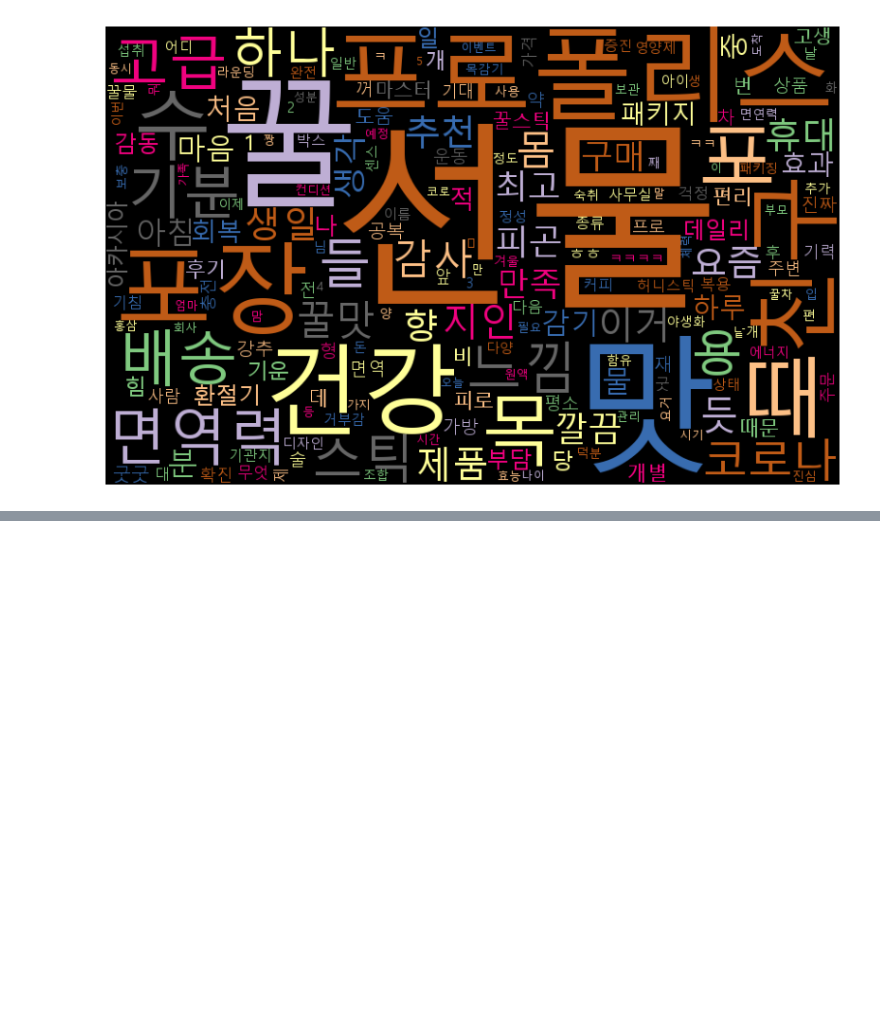
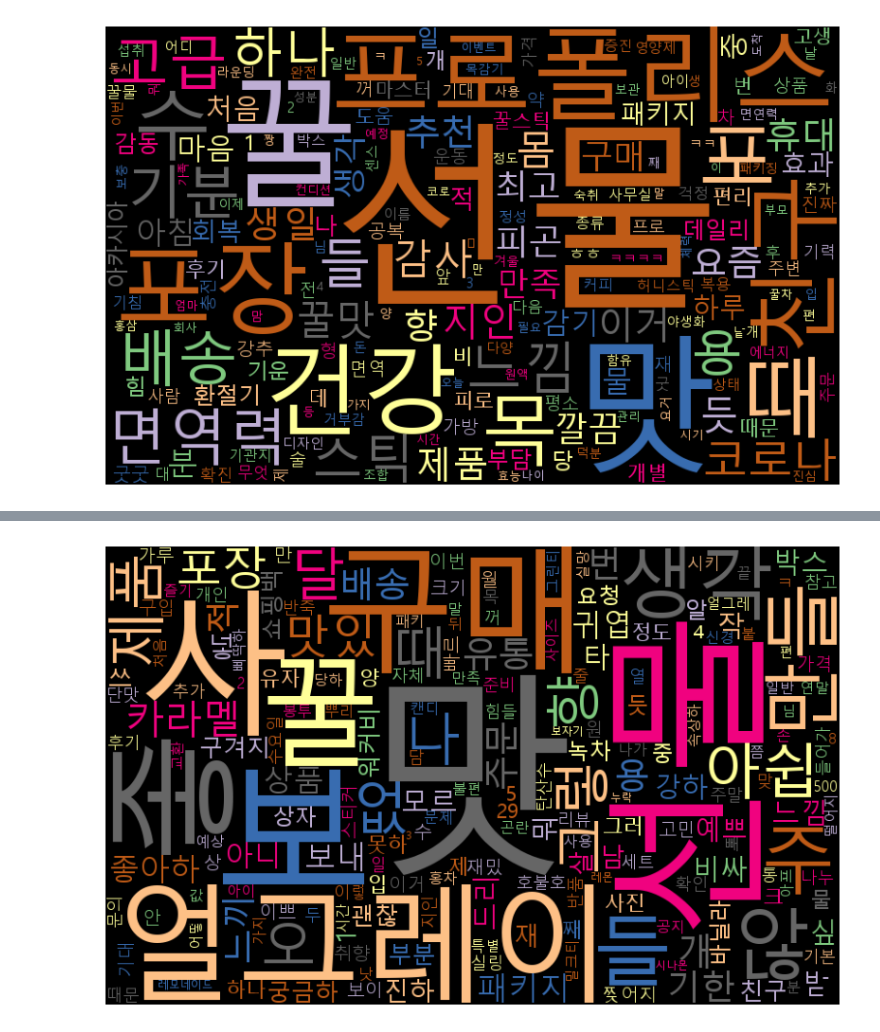
Before and after one commit to eatthecompanyxasac/doeat2023, a Jupyter notebook: KYJ/honey_stick/code/kakao_analysis.ipynb, the cells around one changed output, grey strips where cells are left out. Saved outputs shown, nothing was run; the diff lists cells and outputs as text; code cells hidden in the pictures; blank space fills up the shorter version.

```diff
--- a/KYJ/honey_stick/code/kakao_analysis.ipynb
+++ b/KYJ/honey_stick/code/kakao_analysis.ipynb
@@ -274,0 +259,2 @@ kakao_data['']
+# %%
+workerbee_data = pd.read_csv(r"C:\Users\NT550-048\Desktop\doeat\doeat2023\KYJ\honey_stick\data\workerbee_data_preprocessed.csv", index_col=0)
@@ -274,0 +264,3 @@ kakao_data['']
+# %%
+workerbee_data['token_nouns_bareun'] = workerbee_data['token_nouns_bareun'].apply(lambda x:eval(x))
+workerbee_data['token_verbs_bareun'] = workerbee_data['token_verbs_bareun'].apply(lambda x:eval(x))
@@ -274,0 +269,3 @@ kakao_data['']
+# %%
+workerbee_data.rename(columns={'contents':'ReviewText', 'insertTimestamp':'ReviewTime',
+                               'itemNo':'ProductCode', 'itemName':'ProductName'}, inplace=True)
@@ -274,0 +298,4 @@ kakao_data['']
+# %%
+wc_analysis(workerbee_data[workerbee_data['sentiment_label']==0]['token_nouns_bareun'] + workerbee_data[workerbee_data['sentiment_label']==0]['token_verbs_bareun'])
+# %% [output]
+[figure, added]
```
Also changed, not shown: parts of 36 cells of this notebook.
